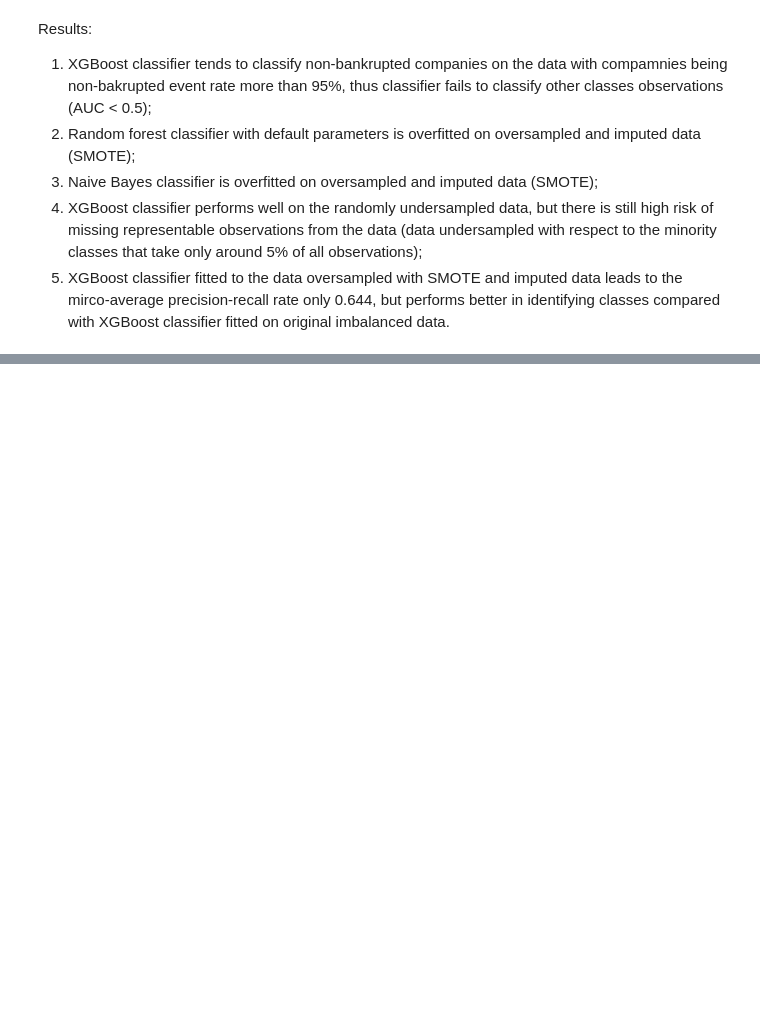
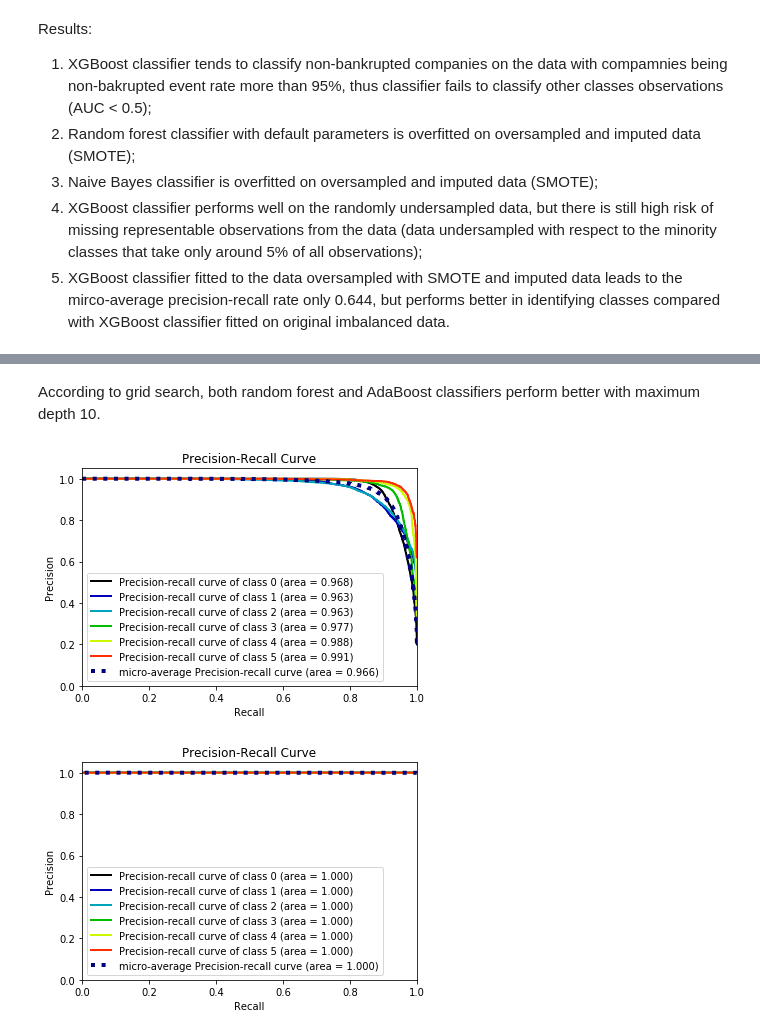
Before and after one commit to vcaramba/companies_bankruptcy_prediction, a Jupyter notebook: jupyter_notebooks/classifiers_comparison.ipynb, the cells around one changed output, grey strips where cells are left out. Drawn from its saved outputs; the diff is of its cells as text; code cells hidden in the pictures; blank space fills up the shorter version.

Commit message:
Precision-recall plots, pruned random forest on oversampled data

```diff
--- a/jupyter_notebooks/classifiers_comparison.ipynb
+++ b/jupyter_notebooks/classifiers_comparison.ipynb
@@ -126,0 +129,3 @@ Results:
+# %%
+df.dropna(inplace=True)
+df.head()
@@ -126,0 +144,29 @@ Results:
+# %%
+from imblearn.over_sampling import SMOTE
+from sklearn.ensemble import RandomForestClassifier
+from sklearn.model_selection import GridSearchCV
+
+all_frs = df[df.columns.difference(['bankruptcy_after_years', 'class'])] # with NaNs
+label = df['bankruptcy_after_years']
+
+sm = SMOTE(random_state=111)
+X_smote, y_smote = sm.fit_resample(all_frs, label)
+
+param_grid = {
+    'max_depth' : [3,5,7,10]
+}
+CV_rfc = GridSearchCV(estimator=RandomForestClassifier(), param_grid=param_grid, cv=5)
+CV_rfc.fit(X_smote, y_smote)
+
+CV_rfc.best_params_
+# %%
+from sklearn.ensemble import AdaBoostClassifier
+from sklearn.tree import DecisionTreeClassifier
+
+param_grid = {'base_estimator__max_depth' : [3,5,7,10],
+              'base_estimator':[DecisionTreeClassifier()]}
+
+CV_rfc = GridSearchCV(estimator=AdaBoostClassifier(), param_grid=param_grid, cv=5)
+CV_rfc.fit(X_smote, y_smote)
+
+CV_rfc.best_params_
@@ -126,0 +181,15 @@ Results:
+# %% [markdown]
+According to grid search, both random forest and AdaBoost classifiers perform better with maximum depth 10.
+# %%
+models = [(RandomForestClassifier(max_depth=10), X_smote, y_smote, '../models/random_forest_SMOTE_no_nan.pkl'),
+          (AdaBoostClassifier(base_estimator=DecisionTreeClassifier(max_depth=10)), X_smote, y_smote, '../models/adaboost_SMOTE_no_nan.pkl')
+         ]
+
+for clr, frs, label, out_dir in models:
+    save_model(clr, frs, label, out_dir)
+# %%
+for _, frs, label, in_dir in models:
+    validate(in_dir, frs, label)
+# %% [output]
+[figure, added]
+[figure, added]
```
Also changed, not shown: parts of 5 cells of this notebook, 3 other files.
